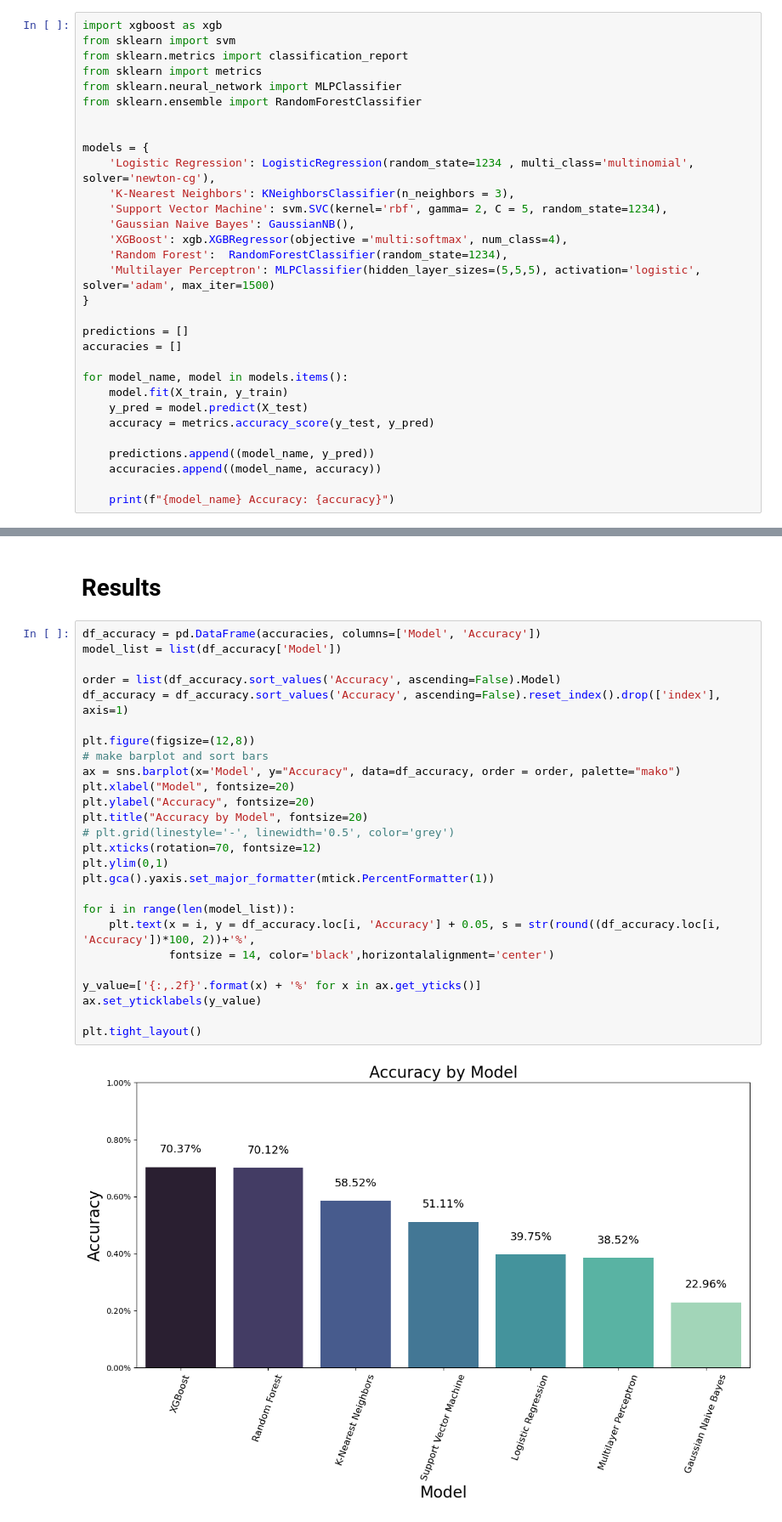
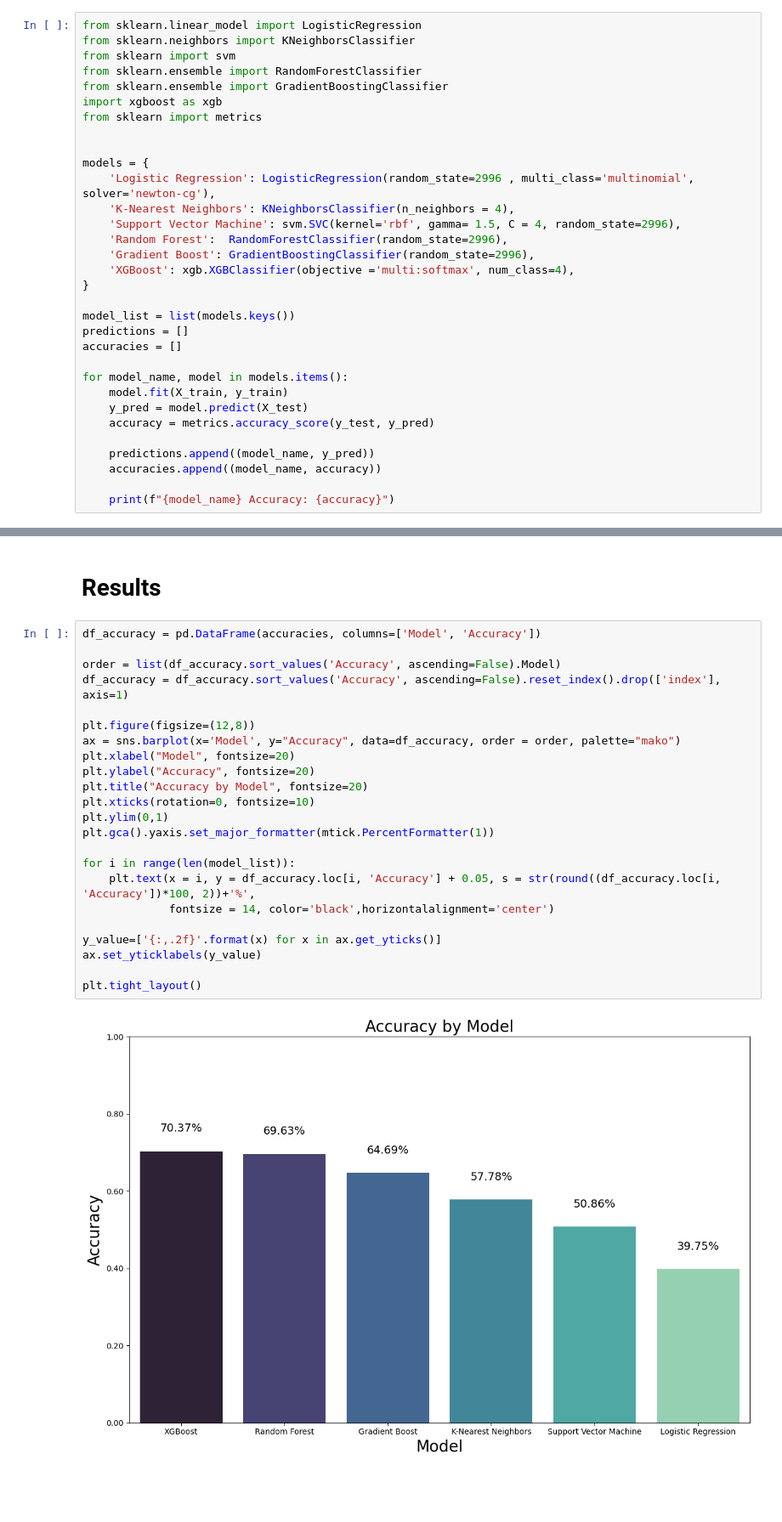
Before and after one commit to monishagopalan/credit-rating-forecast, a Jupyter notebook: machine-learning-methods.ipynb, the cells around one changed output, grey strips where cells are left out. Shown at 85% size. Cells and saved outputs as stored; diff of their text form; blank space fills up the shorter version.

Commit message:
implemented models

```diff
--- a/machine-learning-methods.ipynb
+++ b/machine-learning-methods.ipynb
@@ -78,22 +75,23 @@ Name: Rating, dtype: int64
 # %%
+from sklearn.linear_model import LogisticRegression
+from sklearn.neighbors import KNeighborsClassifier
+from sklearn import svm
+from sklearn.ensemble import RandomForestClassifier
+from sklearn.ensemble import GradientBoostingClassifier
 import xgboost as xgb
-from sklearn import svm
-from sklearn.metrics import classification_report
 from sklearn import metrics
-from sklearn.neural_network import MLPClassifier
-from sklearn.ensemble import RandomForestClassifier
 
 
 models = {
-    'Logistic Regression': LogisticRegression(random_state=1234 , multi_class='multinomial', solver='newton-cg'),
-    'K-Nearest Neighbors': KNeighborsClassifier(n_neighbors = 3),
-    'Support Vector Machine': svm.SVC(kernel='rbf', gamma= 2, C = 5, random_state=1234),
-    'Gaussian Naive Bayes': GaussianNB(),
-    'XGBoost': xgb.XGBRegressor(objective ='multi:softmax', num_class=4),
-    'Random Forest':  RandomForestClassifier(random_state=1234),
-    'Multilayer Perceptron': MLPClassifier(hidden_layer_sizes=(5,5,5), activation='logistic', solver='adam', max_iter=1500)
+    'Logistic Regression': LogisticRegression(random_state=2996 , multi_class='multinomial', solver='newton-cg'),
+    'K-Nearest Neighbors': KNeighborsClassifier(n_neighbors = 4),
+    'Support Vector Machine': svm.SVC(kernel='rbf', gamma= 1.5, C = 4, random_state=2996),
+    'Random Forest':  RandomForestClassifier(random_state=2996),
+    'Gradient Boost': GradientBoostingClassifier(random_state=2996),
+    'XGBoost': xgb.XGBClassifier(objective ='multi:softmax', num_class=4),
 }
 
+model_list = list(models.keys())
 predictions = []
 accuracies = []
 
@@ -118,29 +239,26 @@ Multilayer Perceptron Accuracy: 0.3851851851851852
 # Results
 # %%
 df_accuracy = pd.DataFrame(accuracies, columns=['Model', 'Accuracy'])
-model_list = list(df_accuracy['Model'])
 
 order = list(df_accuracy.sort_values('Accuracy', ascending=False).Model)
 df_accuracy = df_accuracy.sort_values('Accuracy', ascending=False).reset_index().drop(['index'], axis=1)
 
 plt.figure(figsize=(12,8))
-# make barplot and sort bars
 ax = sns.barplot(x='Model', y="Accuracy", data=df_accuracy, order = order, palette="mako")
 plt.xlabel("Model", fontsize=20)
 plt.ylabel("Accuracy", fontsize=20)
 plt.title("Accuracy by Model", fontsize=20)
-# plt.grid(linestyle='-', linewidth='0.5', color='grey')
-plt.xticks(rotation=70, fontsize=12)
+plt.xticks(rotation=0, fontsize=10)
 plt.ylim(0,1)
 plt.gca().yaxis.set_major_formatter(mtick.PercentFormatter(1))
 
 for i in range(len(model_list)):
     plt.text(x = i, y = df_accuracy.loc[i, 'Accuracy'] + 0.05, s = str(round((df_accuracy.loc[i, 'Accuracy'])*100, 2))+'%',
              fontsize = 14, color='black',horizontalalignment='center')
 
-y_value=['{:,.2f}'.format(x) + '%' for x in ax.get_yticks()]
+y_value=['{:,.2f}'.format(x) for x in ax.get_yticks()]
 ax.set_yticklabels(y_value)
 
 plt.tight_layout()
 # %% [output]
-[figure, old version]
+[figure, new version]
```
Also changed, not shown: parts of 31 cells of this notebook, 5 other files.
